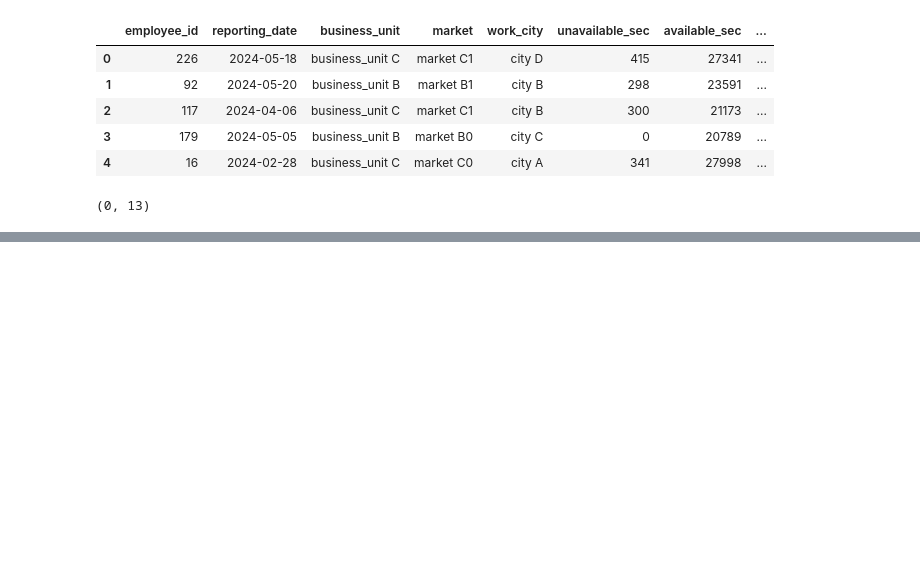
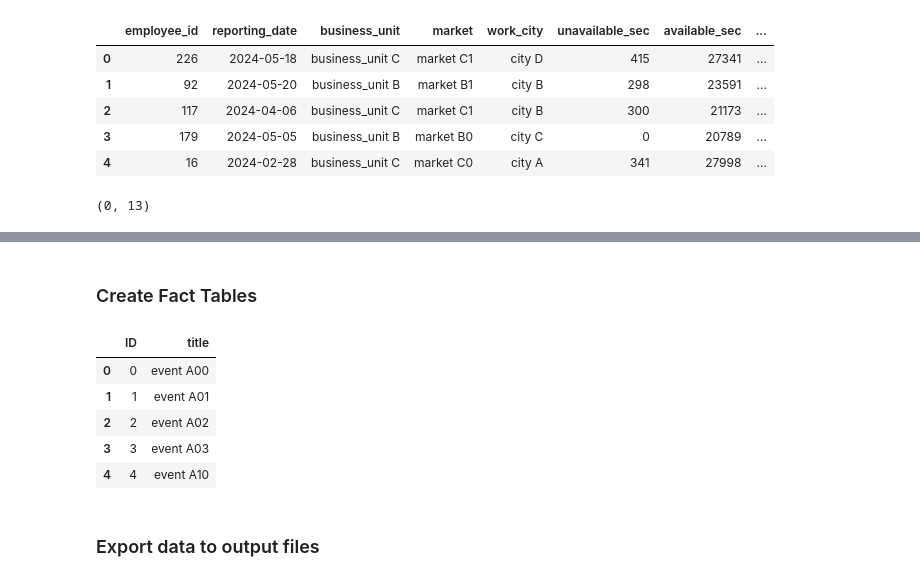
Before and after one commit to Tarifi-Hicham/Employee_Analysis, a Jupyter notebook: script.ipynb, the cells around one changed output, grey strips where cells are left out. Saved outputs shown, nothing was run; the diff lists cells and outputs as text; code cells hidden in the pictures; blank space fills up the shorter version.

Commit message:
export facts and dimensions to csv files

```diff
--- a/script.ipynb
+++ b/script.ipynb
@@ -209,0 +238,5 @@ df_employee_productivity[df_employee_productivity.duplicated()].shape
+# %%
+# Get copy from the original dataframes
+employee_handle = df_employee_handle.copy()
+employee = df_employee.copy()
+employee_productivity = df_employee_productivity.copy()
@@ -209,0 +285,8 @@ df_employee_productivity[df_employee_productivity.duplicated()].shape
+# %%
+# Event Dimension
+event_dim = pd.DataFrame(employee_handle['event'].unique(), columns=['title'])
+event_dim['ID'] = range(0, len(event_dim))
+id_col = event_dim.pop('ID')
+event_dim.insert(0, 'ID', id_col)
+# %% [markdown]
+### Create Fact Tables
@@ -209,0 +322,9 @@ df_employee_productivity[df_employee_productivity.duplicated()].shape
+# %%
+event_dim.head()
+# %% [output]
+|  | ID | title |
+| 0 | 0 | event A00 |
+| 1 | 1 | event A01 |
+| 2 | 2 | event A02 |
+| 3 | 3 | event A03 |
+| 4 | 4 | event A10 |
@@ -209,0 +348,2 @@ df_employee_productivity[df_employee_productivity.duplicated()].shape
+# %% [markdown]
+### Export data to output files
```
Also changed, not shown: parts of 15 cells of this notebook.
